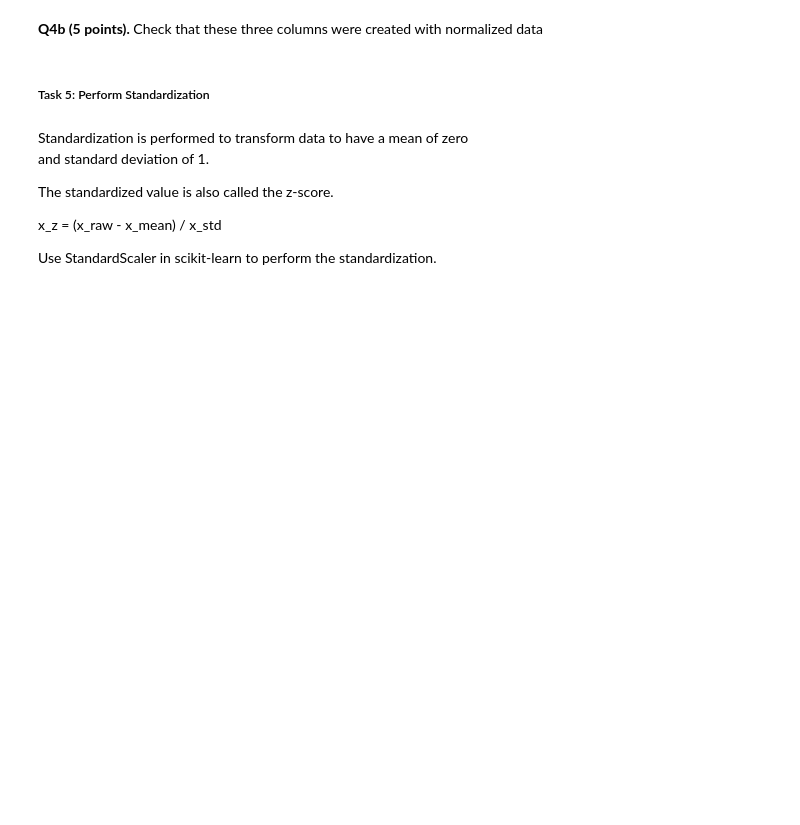
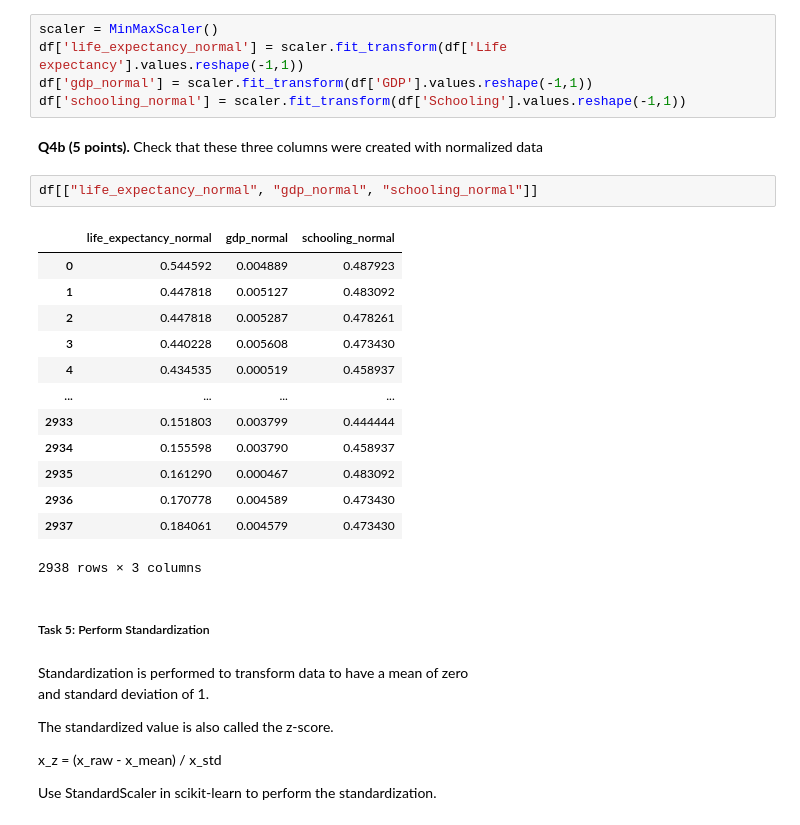
Before and after one commit to AnGe4601/DataVis-Fa26-HWK, a Jupyter notebook: HWK4/HWK4.ipynb, the cells around one changed output. Saved outputs shown, nothing was run; the diff lists cells and outputs as text; blank space fills up the shorter version.

```diff
--- a/HWK4/HWK4.ipynb
+++ b/HWK4/HWK4.ipynb
@@ -408,8 +407,29 @@ Name: Life expectancy, dtype: float64
 df = pd.read_csv ('Life_Expectancy_Data.csv')
 # %% [markdown]
 **Q4a (5 points).** Normalize the data for 'Life expectancy', 'GDP', and 'Schooling' instead of over-writing the raw values create three columns: 'life_expectancy_normal', 'gdp_normal', and 'schooling_normal' and fill them with normalized data
+# %%
+scaler = MinMaxScaler()
+df['life_expectancy_normal'] = scaler.fit_transform(df['Life expectancy'].values.reshape(-1,1))
+df['gdp_normal'] = scaler.fit_transform(df['GDP'].values.reshape(-1,1))
+df['schooling_normal'] = scaler.fit_transform(df['Schooling'].values.reshape(-1,1))
 # %% [markdown]
 **Q4b (5 points).** Check that these three columns were created with normalized data
+# %%
+df[["life_expectancy_normal", "gdp_normal", "schooling_normal"]]
+# %% [output]
+|  | life_expectancy_normal | gdp_normal | schooling_normal |
+| 0 | 0.544592 | 0.004889 | 0.487923 |
+| 1 | 0.447818 | 0.005127 | 0.483092 |
+| 2 | 0.447818 | 0.005287 | 0.478261 |
+| 3 | 0.440228 | 0.005608 | 0.473430 |
+| 4 | 0.434535 | 0.000519 | 0.458937 |
+| ... | ... | ... | ... |
+| 2933 | 0.151803 | 0.003799 | 0.444444 |
+| 2934 | 0.155598 | 0.003790 | 0.458937 |
+| 2935 | 0.161290 | 0.000467 | 0.483092 |
+| 2936 | 0.170778 | 0.004589 | 0.473430 |
+| 2937 | 0.184061 | 0.004579 | 0.473430 |
+2938 rows × 3 columns
 # %% [markdown]
 ##### Task 5: Perform Standardization
 # %% [markdown]
```
Also changed, not shown: parts of 20 cells of this notebook.
